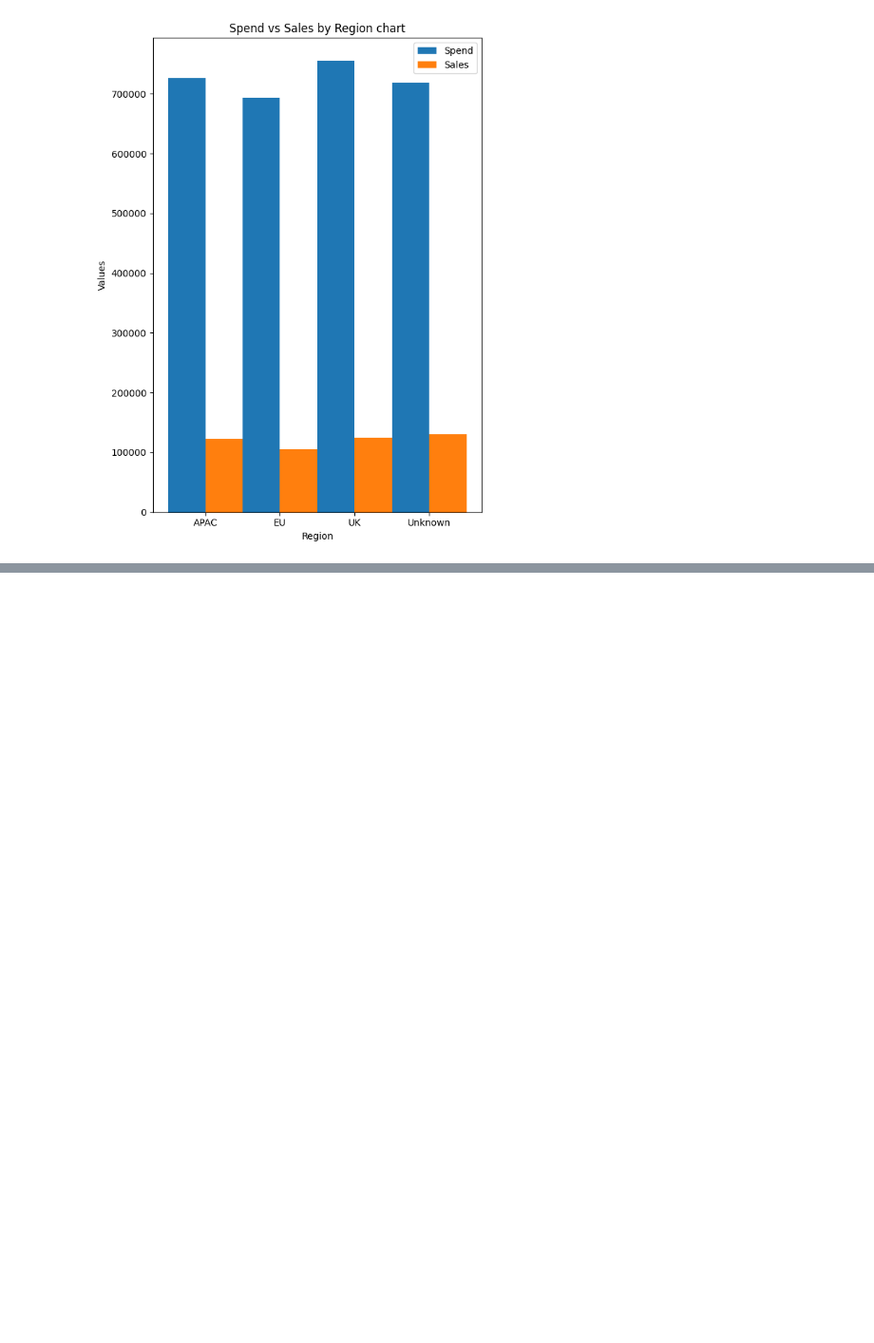
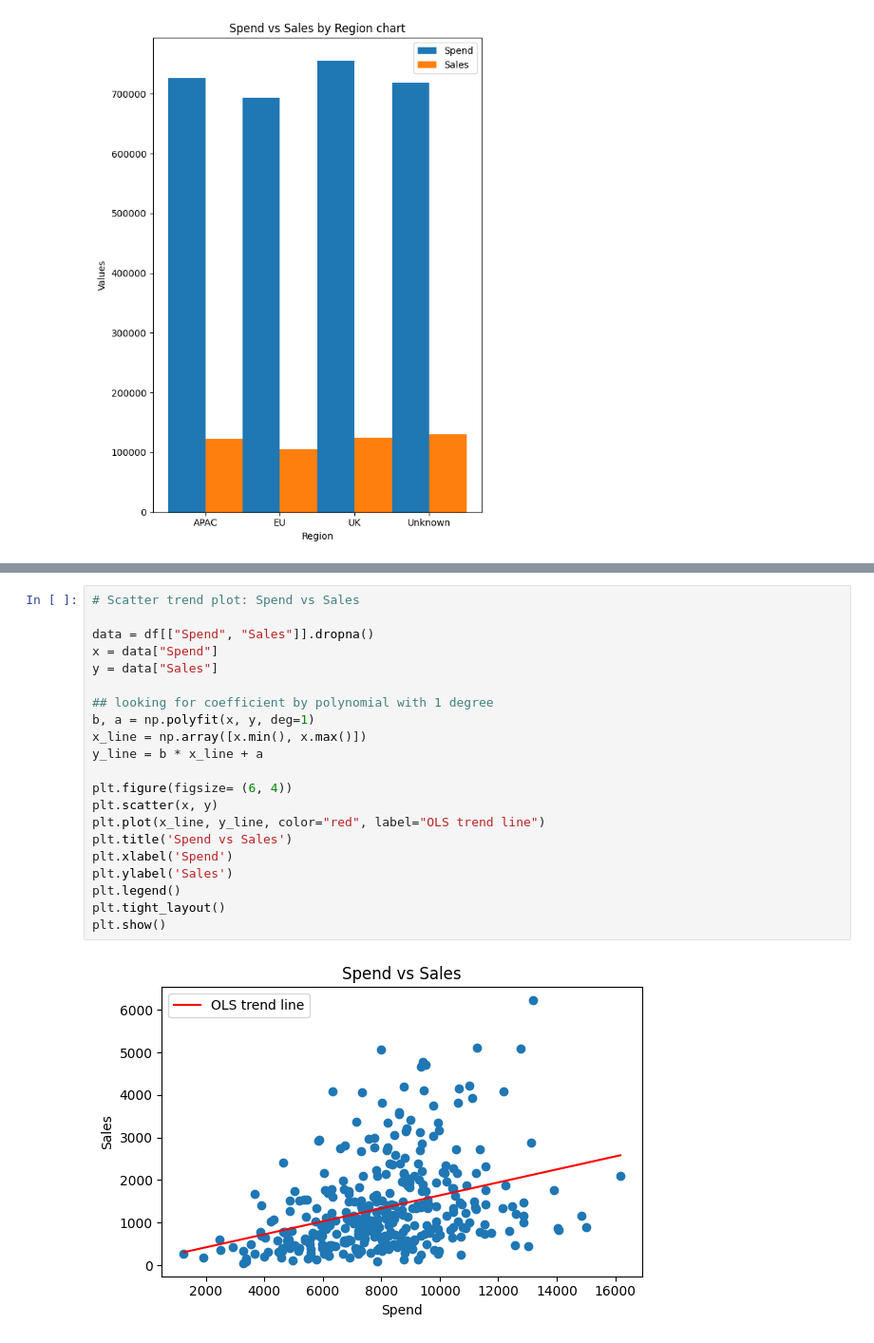
Before and after one commit to KrisrcQi/Programming_BA, a Jupyter notebook: Lab 3 Exploratory Data Analysis amp Visualization/Lab3_demostration.ipynb, the cells around one changed output, grey strips where cells are left out. Shown at 95% size. Drawn from its saved outputs; the diff is of its cells as text; blank space fills up the shorter version.

```diff
--- a/Lab 3 Exploratory Data Analysis amp Visualization/Lab3_demostration.ipynb
+++ b/Lab 3 Exploratory Data Analysis amp Visualization/Lab3_demostration.ipynb
@@ -107,0 +192,23 @@ plt.show()
+# %%
+# Scatter trend plot: Spend vs Sales
+
+data = df[["Spend", "Sales"]].dropna()
+x = data["Spend"]
+y = data["Sales"]
+
+## looking for coefficient by polynomial with 1 degree
+b, a = np.polyfit(x, y, deg=1)
+x_line = np.array([x.min(), x.max()])
+y_line = b * x_line + a
+
+plt.figure(figsize= (6, 4))
+plt.scatter(x, y)
+plt.plot(x_line, y_line, color="red", label="OLS trend line")
+plt.title('Spend vs Sales')
+plt.xlabel('Spend')
+plt.ylabel('Sales')
+plt.legend()
+plt.tight_layout()
+plt.show()
+# %% [output]
+[figure, added]
```
Also changed, not shown: parts of 9 cells of this notebook.
